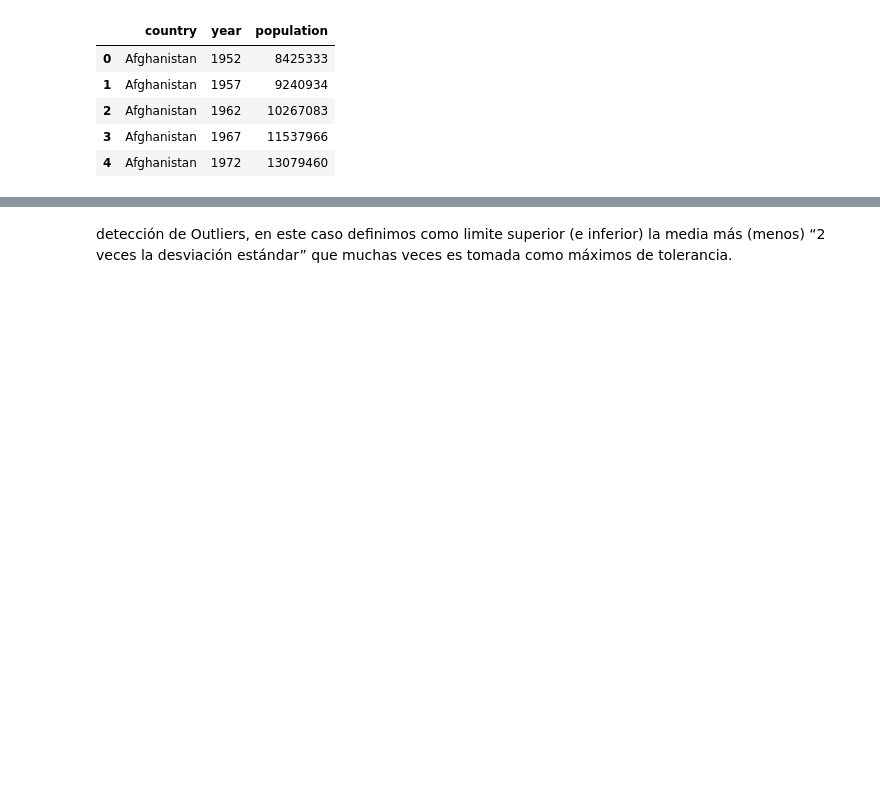
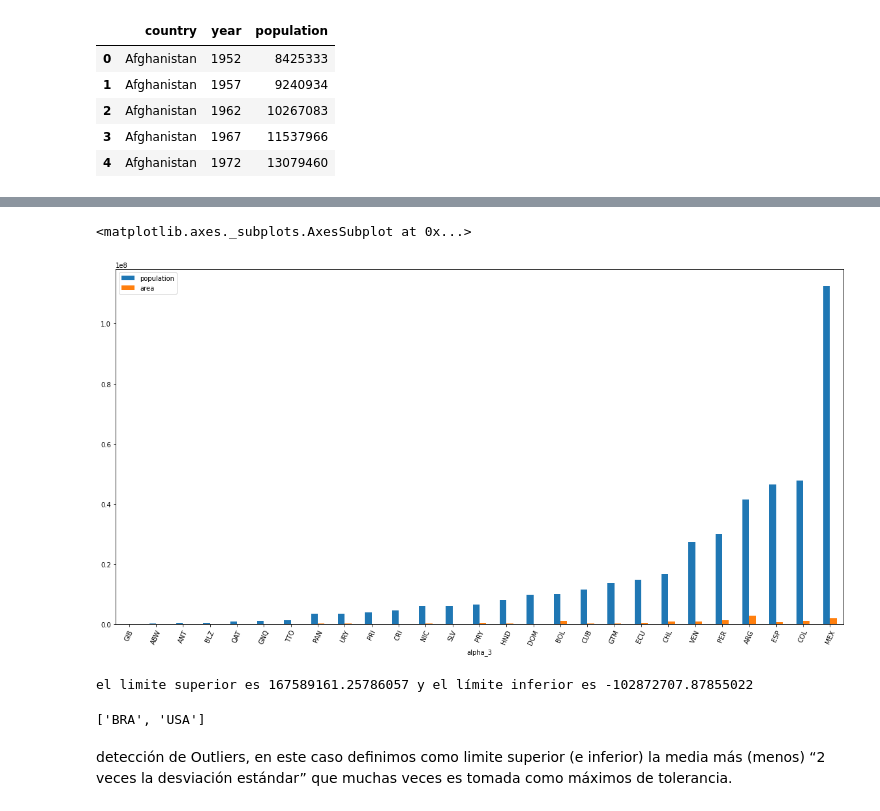
Before and after one commit to CarolinaLop/Programacion_Industria, a Jupyter notebook: EDA.ipynb, the cells around one changed output, grey strips where cells are left out. Cells and saved outputs as stored; diff of their text form; code cells hidden in the pictures; blank space fills up the shorter version.

```diff
--- a/EDA.ipynb
+++ b/EDA.ipynb
@@ -57,0 +120,4 @@ df_pop.head()
+# %%
+df_espanol = df.replace(np.nan,'', regex=True)
+df_espanol = df_espanol[df_espanol['languages'].str.contains('es')]
+df_espanol
@@ -58,2 +142,28 @@ df_pop.head()
+# %%
+df_espanol.set_index('alpha_3')[['population','area']].sort_values(['population']).plot(kind='bar',rot=65, figsize=(20,10))
+# %% [output]
+<matplotlib.axes._subplots.AxesSubplot at 0x...>
+[figure, added]
+# %%
+def detect_anomalies(data):
+  anomalies = []
+  data_std = data.std()
+  data_mean = data.mean()
+  anomaly_cut_of = data_std * 2
+  lower_limit = data_mean - anomaly_cut_of
+  upper_limit = data_mean + anomaly_cut_of
+  print(f'el limite superior es {upper_limit.iloc[0]} y el límite inferior es {lower_limit.iloc[0]}')
+
+  for index, row in data.iterrows():
+    outlier = row
+    if outlier.iloc[0] > upper_limit.iloc[0] or outlier.iloc[0] < lower_limit.iloc[0]:
+      anomalies.append(index)
+
+  return anomalies
+
+detect_anomalies(df_espanol.set_index('alpha_3')[['population']])
+# %% [output]
+el limite superior es 167589161.25786057 y el límite inferior es -102872707.87855022
+['BRA', 'USA']
 # %% [markdown]
 detección de Outliers, en este caso definimos como limite superior (e inferior) la media más (menos) “2 veces la desviación estándar” que muchas veces es tomada como máximos de tolerancia.
```
Also changed, not shown: parts of 8 cells of this notebook.
